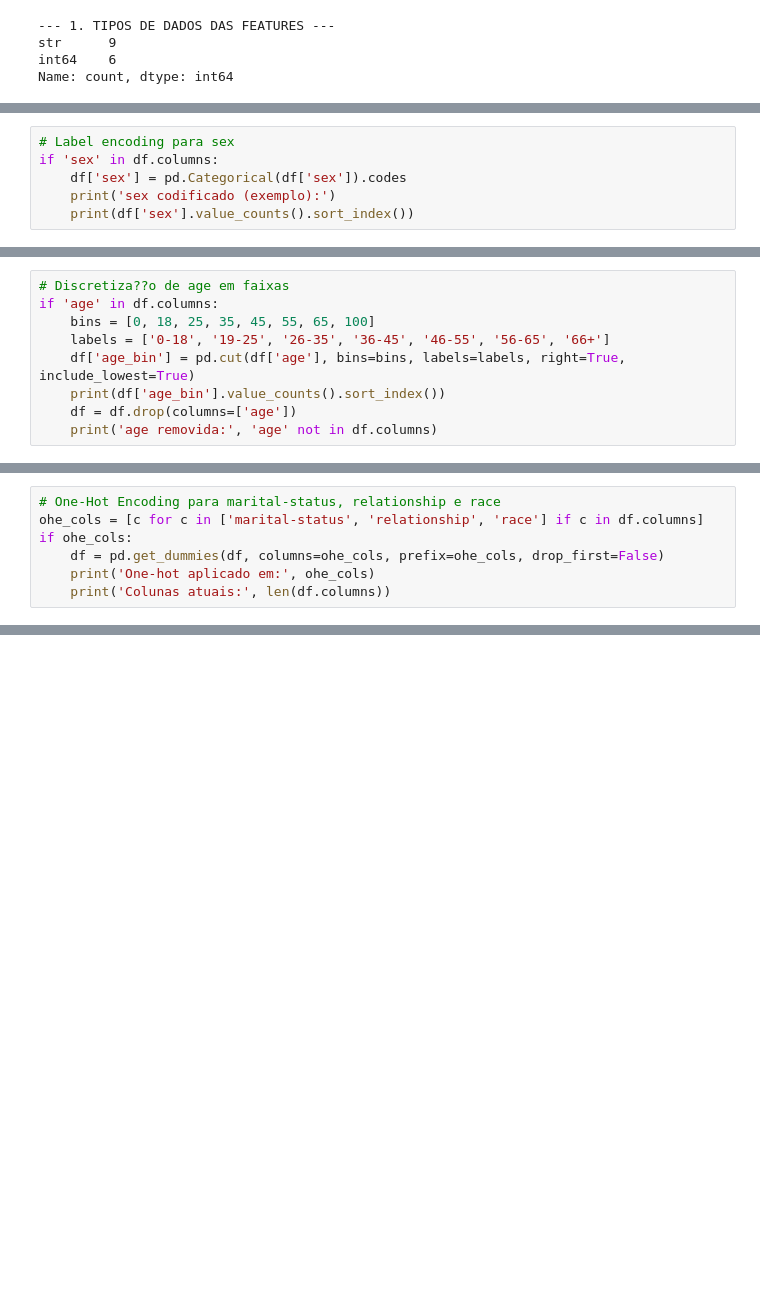
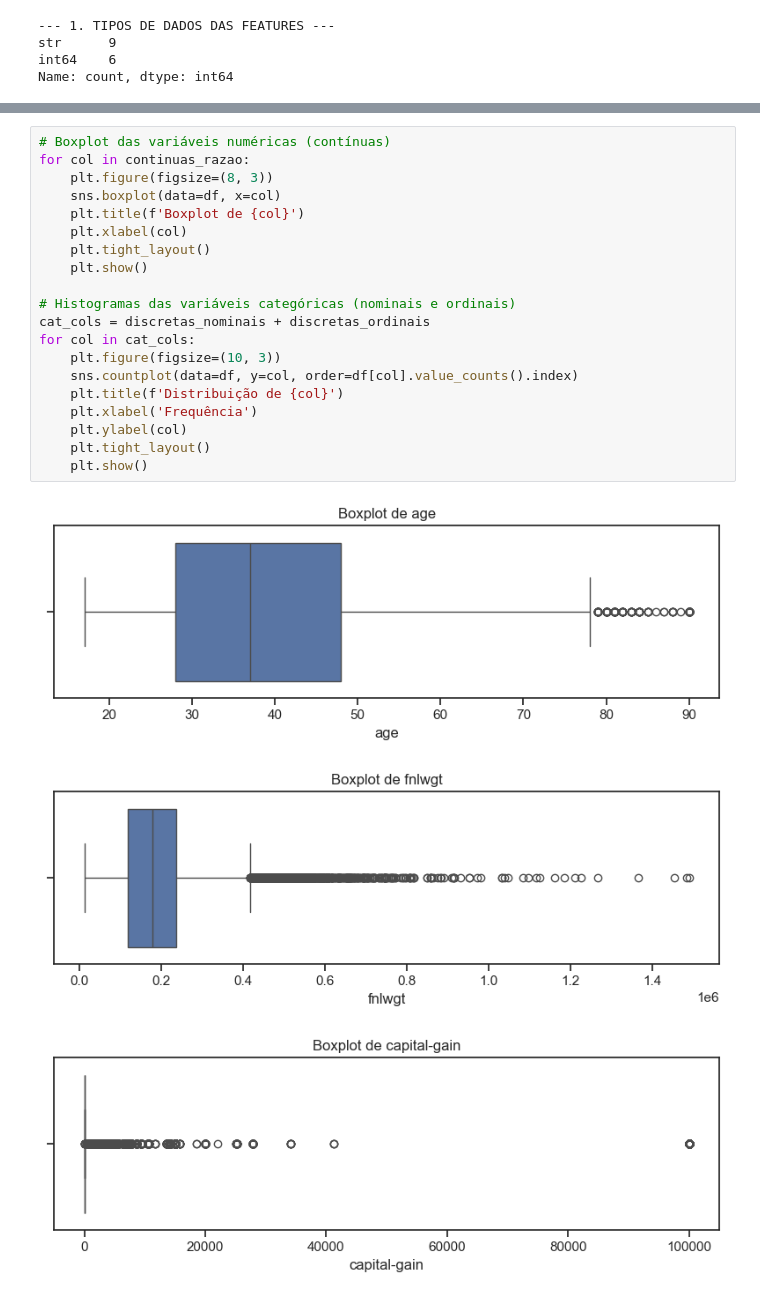
Before and after one commit to Marcus-vinicius-pcs/reconhecimento-de-padroes, a Jupyter notebook: Reconhecimento_de_Padrões___EDA___Atividade_1_em_grupo.ipynb, the cells around one changed output, grey strips where cells are left out. Drawn from its saved outputs; the diff is of its cells as text; blank space fills up the shorter version.

```diff
--- a/Reconhecimento_de_Padrões___EDA___Atividade_1_em_grupo.ipynb
+++ b/Reconhecimento_de_Padrões___EDA___Atividade_1_em_grupo.ipynb
@@ -484,6 +180,0 @@ workclass: 9 valores ?nicos
-# %%
-# Label encoding para sex
-if 'sex' in df.columns:
-    df['sex'] = pd.Categorical(df['sex']).codes
-    print('sex codificado (exemplo):')
-    print(df['sex'].value_counts().sort_index())
@@ -496,9 +180,0 @@ Name: count, dtype: int64
-# %%
-# Discretiza??o de age em faixas
-if 'age' in df.columns:
-    bins = [0, 18, 25, 35, 45, 55, 65, 100]
-    labels = ['0-18', '19-25', '26-35', '36-45', '46-55', '56-65', '66+']
-    df['age_bin'] = pd.cut(df['age'], bins=bins, labels=labels, right=True, include_lowest=True)
-    print(df['age_bin'].value_counts().sort_index())
-    df = df.drop(columns=['age'])
-    print('age removida:', 'age' not in df.columns)
@@ -516,7 +180,0 @@ age removida: True
-# %%
-# One-Hot Encoding para marital-status, relationship e race
-ohe_cols = [c for c in ['marital-status', 'relationship', 'race'] if c in df.columns]
-if ohe_cols:
-    df = pd.get_dummies(df, columns=ohe_cols, prefix=ohe_cols, drop_first=False)
-    print('One-hot aplicado em:', ohe_cols)
-    print('Colunas atuais:', len(df.columns))
@@ -571,0 +231,24 @@ df.head()
+# %%
+# Boxplot das variáveis numéricas (contínuas)
+for col in continuas_razao:
+    plt.figure(figsize=(8, 3))
+    sns.boxplot(data=df, x=col)
+    plt.title(f'Boxplot de {col}')
+    plt.xlabel(col)
+    plt.tight_layout()
+    plt.show()
+
+# Histogramas das variáveis categóricas (nominais e ordinais)
+cat_cols = discretas_nominais + discretas_ordinais
+for col in cat_cols:
+    plt.figure(figsize=(10, 3))
+    sns.countplot(data=df, y=col, order=df[col].value_counts().index)
+    plt.title(f'Distribuição de {col}')
+    plt.xlabel('Frequência')
+    plt.ylabel(col)
+    plt.tight_layout()
+    plt.show()
+# %% [output]
+[figure, added]
+[figure, added]
+[figure, added]
```
Also changed, not shown: parts of 77 cells of this notebook.
